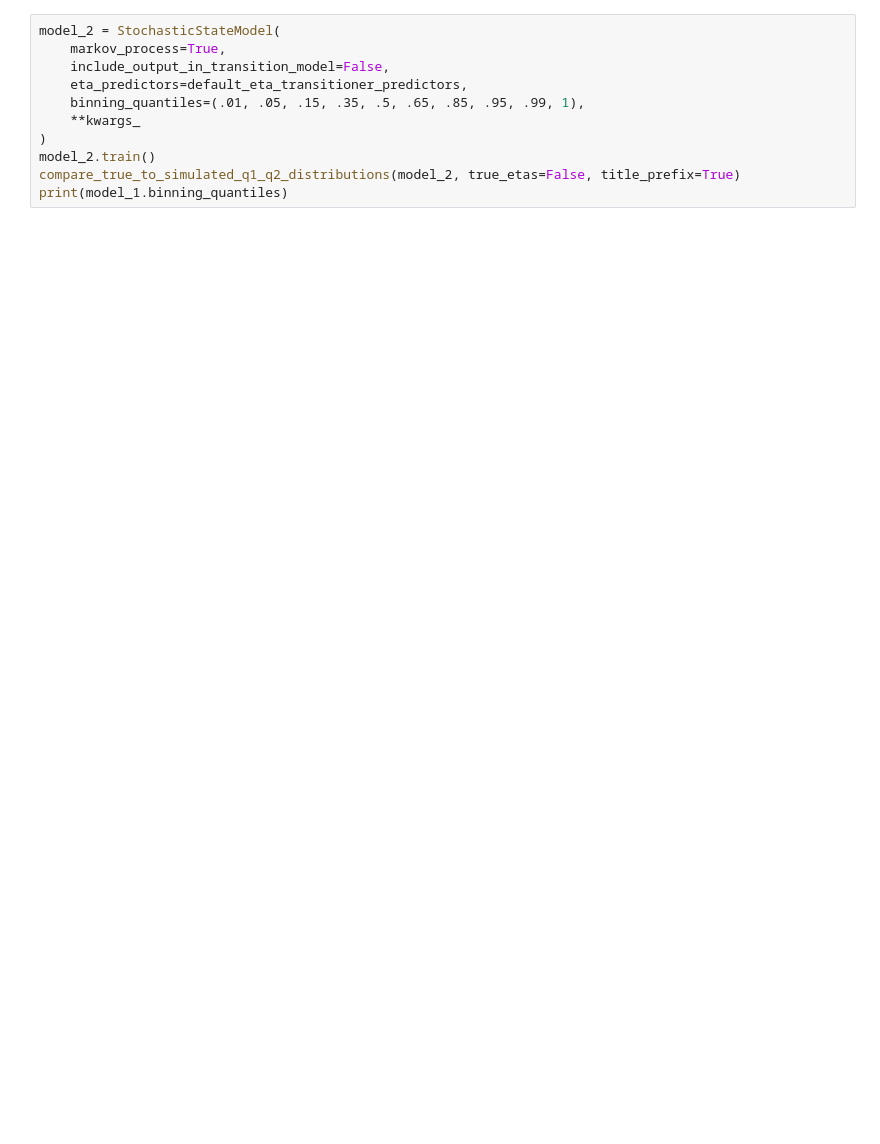
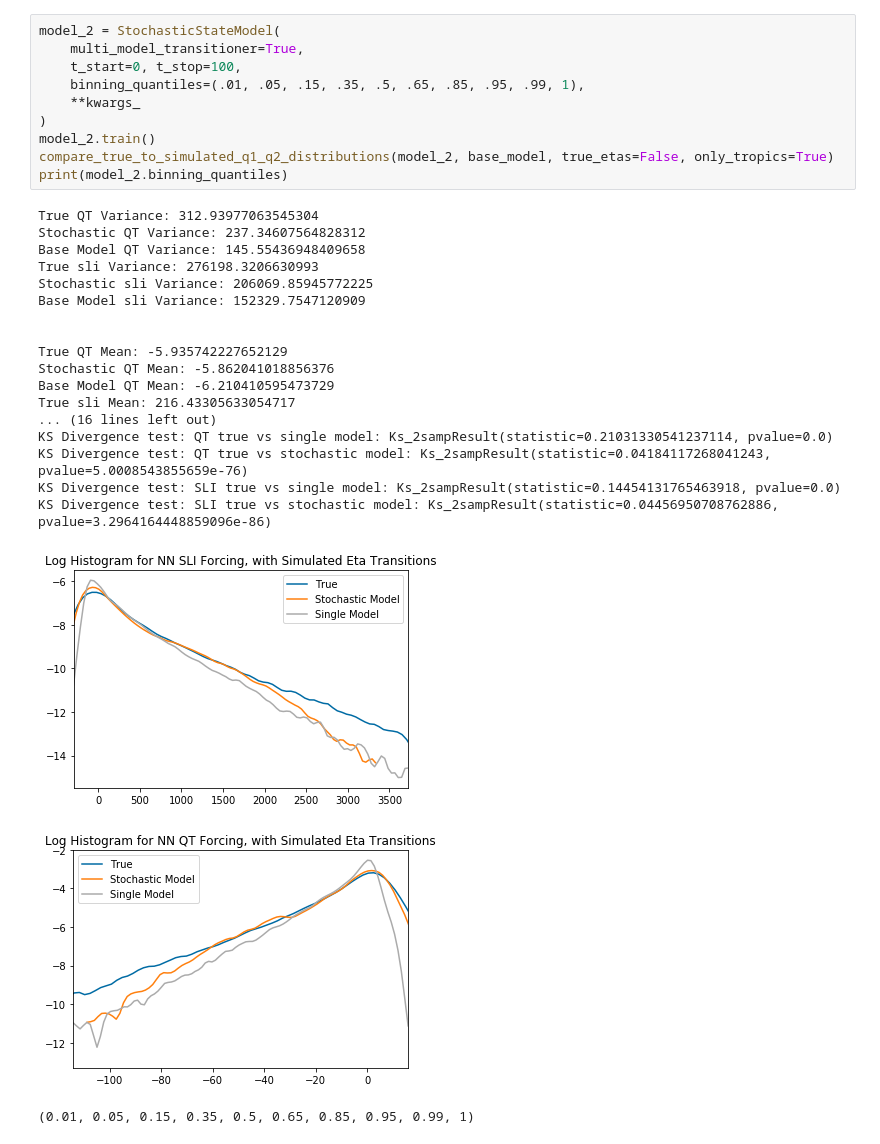
Before and after one commit to nbren12/uwnet, a Jupyter notebook: uwnet/stochastic_parameterization/notebooks/2019-05-12-effect_of_binning_quantile_choice.ipynb, the cells around one changed output. Saved outputs shown, nothing was run; the diff lists cells and outputs as text; blank space fills up the shorter version.

```diff
--- a/uwnet/stochastic_parameterization/notebooks/2019-05-12-effect_of_binning_quantile_choice.ipynb
+++ b/uwnet/stochastic_parameterization/notebooks/2019-05-12-effect_of_binning_quantile_choice.ipynb
@@ -27,11 +55,31 @@ print(model_1.binning_quantiles)
 # %%
 model_2 = StochasticStateModel(
-    markov_process=True,
-    include_output_in_transition_model=False,
-    eta_predictors=default_eta_transitioner_predictors,
+    multi_model_transitioner=True,
+    t_start=0, t_stop=100,
     binning_quantiles=(.01, .05, .15, .35, .5, .65, .85, .95, .99, 1),
     **kwargs_
 )
 model_2.train()
-compare_true_to_simulated_q1_q2_distributions(model_2, true_etas=False, title_prefix=True)
-print(model_1.binning_quantiles)
+compare_true_to_simulated_q1_q2_distributions(model_2, base_model, true_etas=False, only_tropics=True)
+print(model_2.binning_quantiles)
+# %% [output]
+True QT Variance: 312.93977063545304
+Stochastic QT Variance: 237.34607564828312
+Base Model QT Variance: 145.55436948409658
+True sli Variance: 276198.3206630993
+Stochastic sli Variance: 206069.85945772225
+Base Model sli Variance: 152329.7547120909
+
+
+True QT Mean: -5.935742227652129
+Stochastic QT Mean: -5.862041018856376
+Base Model QT Mean: -6.210410595473729
+True sli Mean: 216.43305633054717
+... (16 lines left out)
+KS Divergence test: QT true vs single model: Ks_2sampResult(statistic=0.21031330541237114, pvalue=0.0)
+KS Divergence test: QT true vs stochastic model: Ks_2sampResult(statistic=0.04184117268041243, pvalue=5.0008543855659e-76)
+KS Divergence test: SLI true vs single model: Ks_2sampResult(statistic=0.14454131765463918, pvalue=0.0)
+KS Divergence test: SLI true vs stochastic model: Ks_2sampResult(statistic=0.04456950708762886, pvalue=3.2964164448859096e-86)
+[figure, added]
+[figure, added]
+(0.01, 0.05, 0.15, 0.35, 0.5, 0.65, 0.85, 0.95, 0.99, 1)
```
Also changed, not shown: parts of 3 cells of this notebook, 6 other files.
